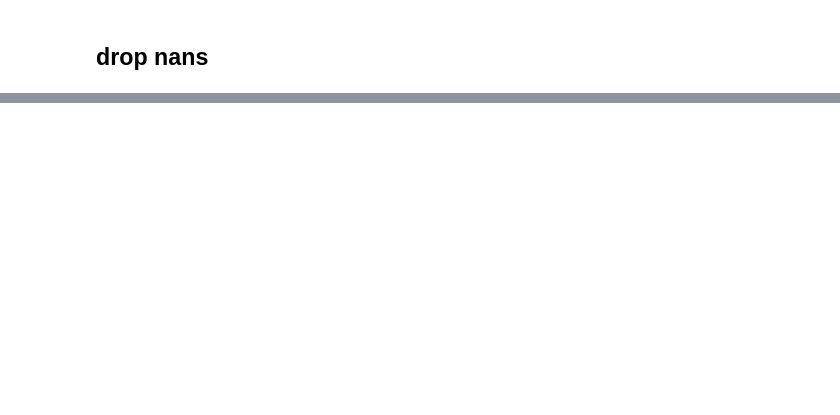
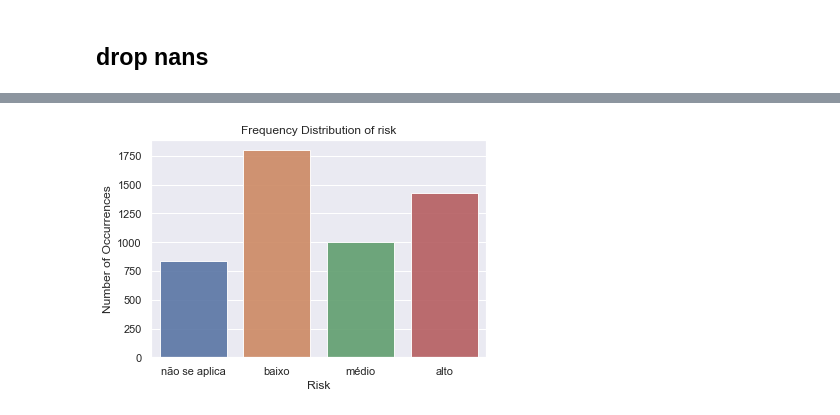
Before and after one commit to ta-data-lis/final-project, a Jupyter notebook: your-project/FINAL_EXPLORE AND CLEAN.ipynb, the cells around one changed output, grey strips where cells are left out. Cells and saved outputs as stored; diff of their text form; code cells hidden in the pictures; blank space fills up the shorter version.

```diff
--- a/your-project/FINAL_EXPLORE AND CLEAN.ipynb
+++ b/your-project/FINAL_EXPLORE AND CLEAN.ipynb
@@ -314,0 +554,10 @@ mvp.to_csv('verificar.csv',index=False)
+# %%
+r_count = df['Barragem_Categoria_Risco'].value_counts()
+sns.set(style="darkgrid")
+sns.barplot(r_count.index, r_count.values, alpha=0.9)
+plt.title('Frequency Distribution of risk')
+plt.ylabel('Number of Occurrences', fontsize=12)
+plt.xlabel('Risk', fontsize=12)
+plt.show()
+# %% [output]
+[figure, added]
```
Also changed, not shown: parts of 72 cells of this notebook, 2 other files.
